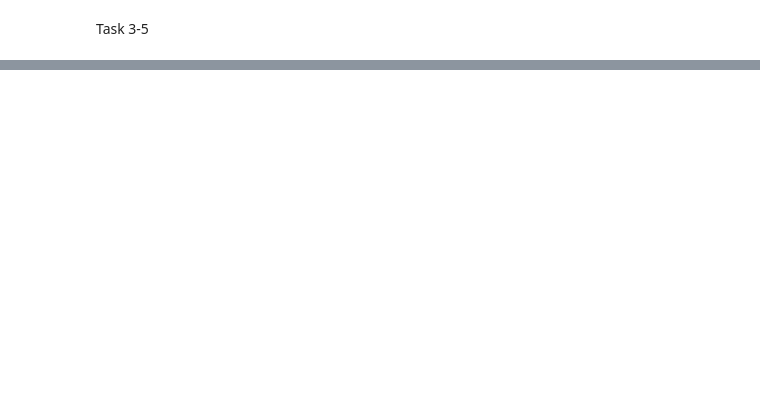
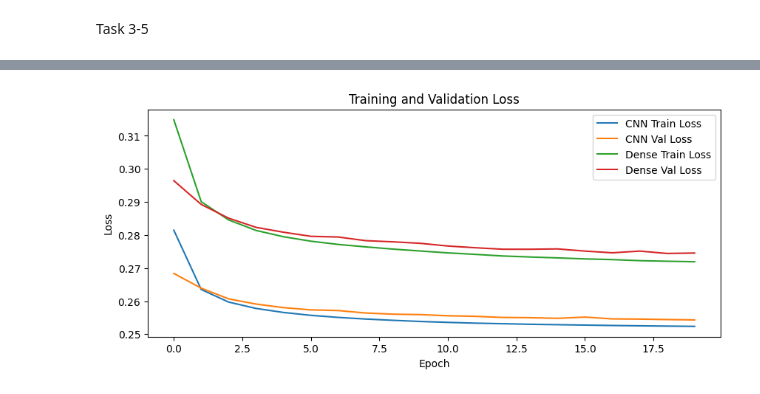
Before and after one commit to MaheeGamage/TIES4911-DL-for-dev, a Jupyter notebook: Task-3/Task 3-5.ipynb, the cells around one changed output, grey strips where cells are left out. Cells and saved outputs as stored; diff of their text form; code cells hidden in the pictures; blank space fills up the shorter version.

```diff
--- a/Task-3/Task 3-5.ipynb
+++ b/Task-3/Task 3-5.ipynb
@@ -46,0 +182,14 @@ cnn_autoencoder.summary()
+# %%
+# Plot loss curves for both models
+plt.figure(figsize=(10, 4))
+plt.plot(history_cnn.history['loss'], label='CNN Train Loss')
+plt.plot(history_cnn.history['val_loss'], label='CNN Val Loss')
+plt.plot(history_dense.history['loss'], label='Dense Train Loss')
+plt.plot(history_dense.history['val_loss'], label='Dense Val Loss')
+plt.title('Training and Validation Loss')
+plt.xlabel('Epoch')
+plt.ylabel('Loss')
+plt.legend()
+plt.show()
+# %% [output]
+[figure, added]
```
Also changed, not shown: parts of 5 cells of this notebook.
